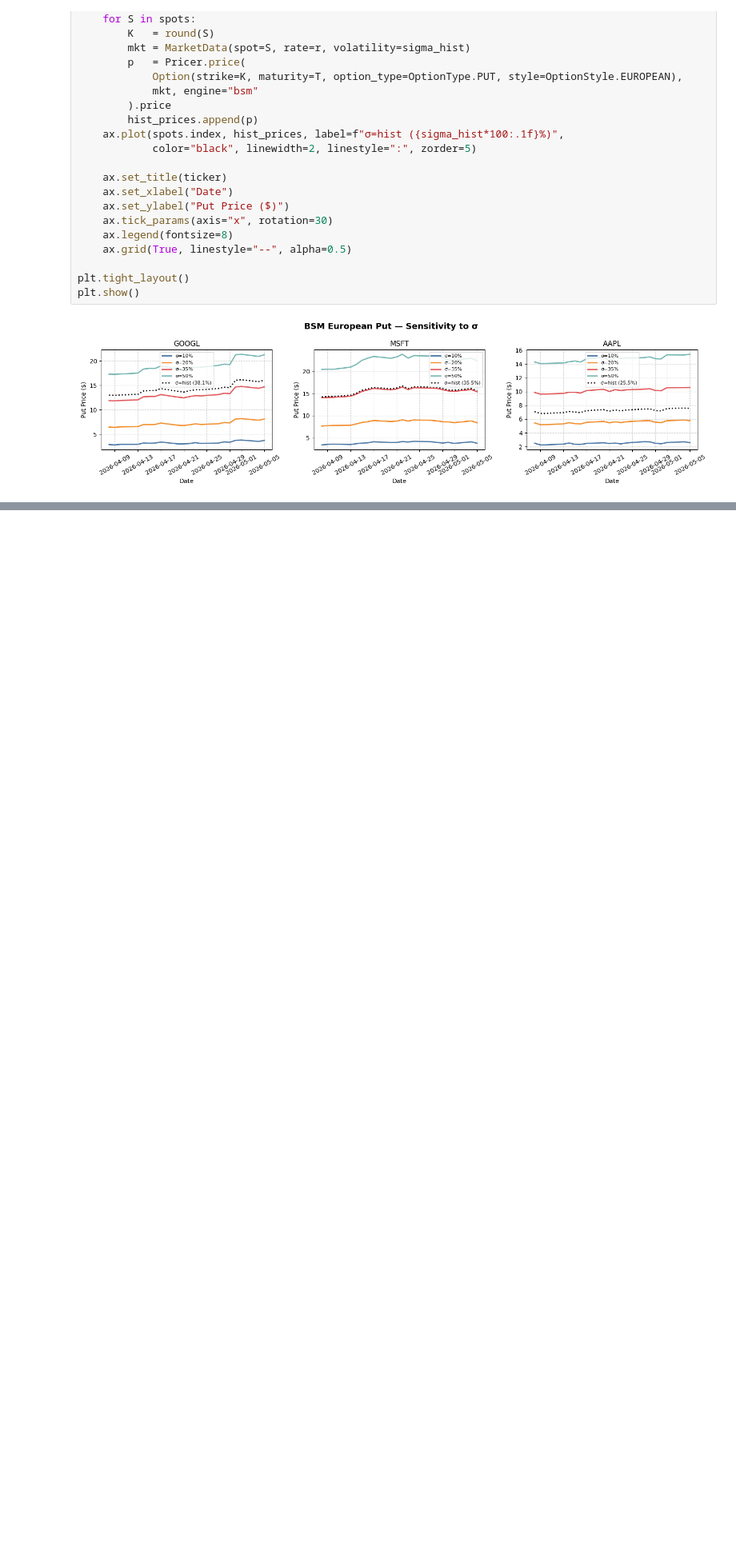
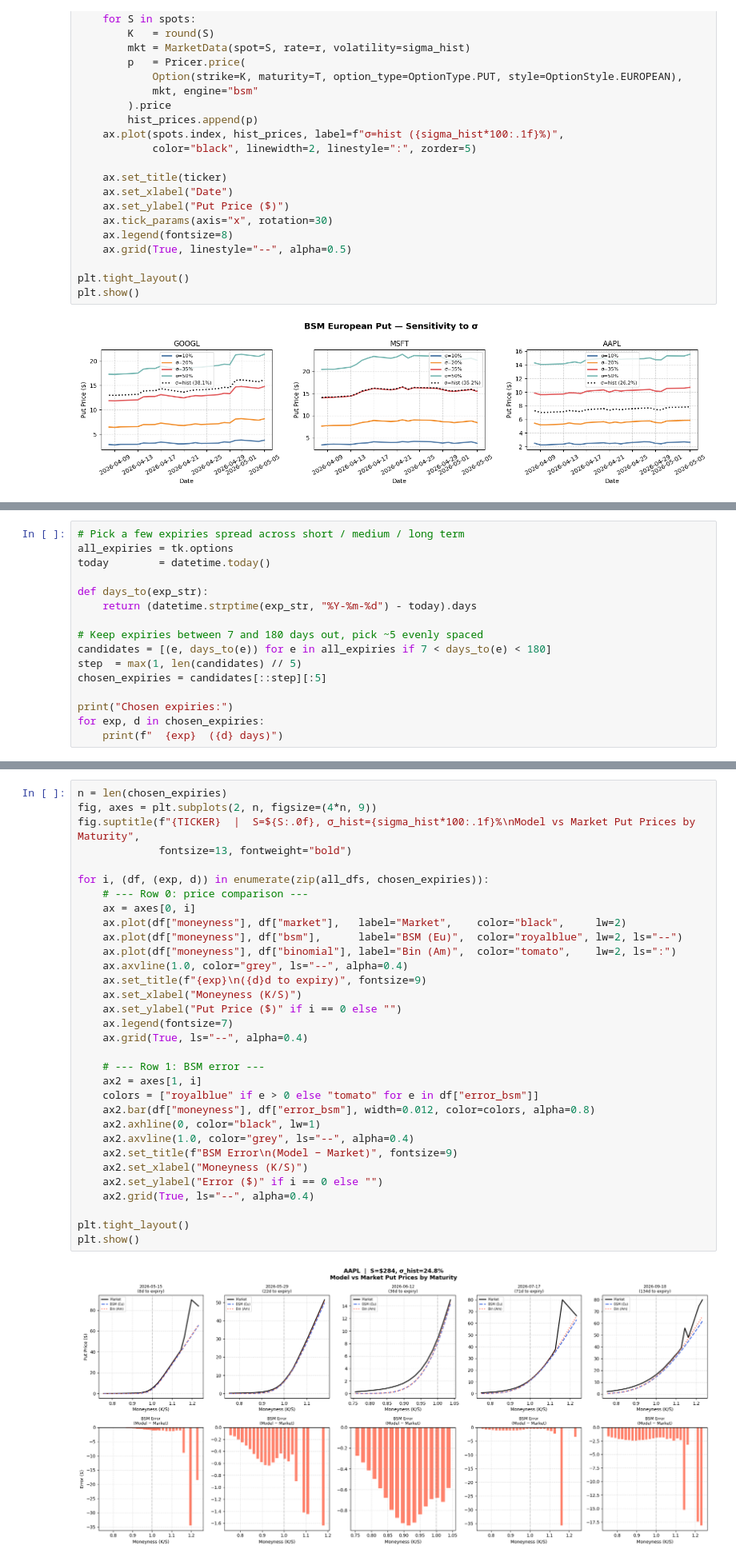
Before and after one commit to Sakii0912/Options_Pricing_Engine, a Jupyter notebook: notebooks/BSM_Binomial.ipynb, the cells around one changed output, grey strips where cells are left out. Shown at 80% size. Cells and saved outputs as stored; diff of their text form; blank space fills up the shorter version.

Commit message:
adding code for option chain price comparision

```diff
--- a/notebooks/BSM_Binomial.ipynb
+++ b/notebooks/BSM_Binomial.ipynb
@@ -398,0 +447,16 @@ plt.show()
+# %%
+# Pick a few expiries spread across short / medium / long term
+all_expiries = tk.options
+today        = datetime.today()
+
+def days_to(exp_str):
+    return (datetime.strptime(exp_str, "%Y-%m-%d") - today).days
+
+# Keep expiries between 7 and 180 days out, pick ~5 evenly spaced
+candidates = [(e, days_to(e)) for e in all_expiries if 7 < days_to(e) < 180]
+step  = max(1, len(candidates) // 5)
+chosen_expiries = candidates[::step][:5]
+
+print("Chosen expiries:")
+for exp, d in chosen_expiries:
+    print(f"  {exp}  ({d} days)")
@@ -398,0 +556,34 @@ plt.show()
+# %%
+n = len(chosen_expiries)
+fig, axes = plt.subplots(2, n, figsize=(4*n, 9))
+fig.suptitle(f"{TICKER}  |  S=${S:.0f}, σ_hist={sigma_hist*100:.1f}%\nModel vs Market Put Prices by Maturity",
+             fontsize=13, fontweight="bold")
+
+for i, (df, (exp, d)) in enumerate(zip(all_dfs, chosen_expiries)):
+    # --- Row 0: price comparison ---
+    ax = axes[0, i]
+    ax.plot(df["moneyness"], df["market"],   label="Market",    color="black",     lw=2)
+    ax.plot(df["moneyness"], df["bsm"],      label="BSM (Eu)",  color="royalblue", lw=2, ls="--")
+    ax.plot(df["moneyness"], df["binomial"], label="Bin (Am)",  color="tomato",    lw=2, ls=":")
+    ax.axvline(1.0, color="grey", ls="--", alpha=0.4)
+    ax.set_title(f"{exp}\n({d}d to expiry)", fontsize=9)
+    ax.set_xlabel("Moneyness (K/S)")
+    ax.set_ylabel("Put Price ($)" if i == 0 else "")
+    ax.legend(fontsize=7)
+    ax.grid(True, ls="--", alpha=0.4)
+
+    # --- Row 1: BSM error ---
+    ax2 = axes[1, i]
+    colors = ["royalblue" if e > 0 else "tomato" for e in df["error_bsm"]]
+    ax2.bar(df["moneyness"], df["error_bsm"], width=0.012, color=colors, alpha=0.8)
+    ax2.axhline(0, color="black", lw=1)
+    ax2.axvline(1.0, color="grey", ls="--", alpha=0.4)
+    ax2.set_title(f"BSM Error\n(Model − Market)", fontsize=9)
+    ax2.set_xlabel("Moneyness (K/S)")
+    ax2.set_ylabel("Error ($)" if i == 0 else "")
+    ax2.grid(True, ls="--", alpha=0.4)
+
+plt.tight_layout()
+plt.show()
+# %% [output]
+[figure, added]
```
Also changed, not shown: parts of 14 cells of this notebook.
